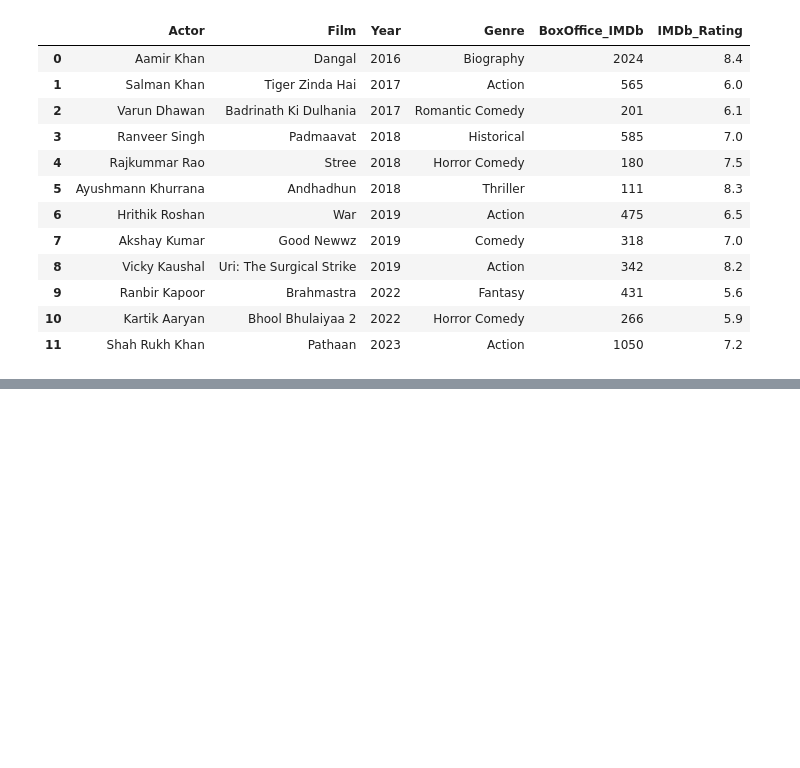
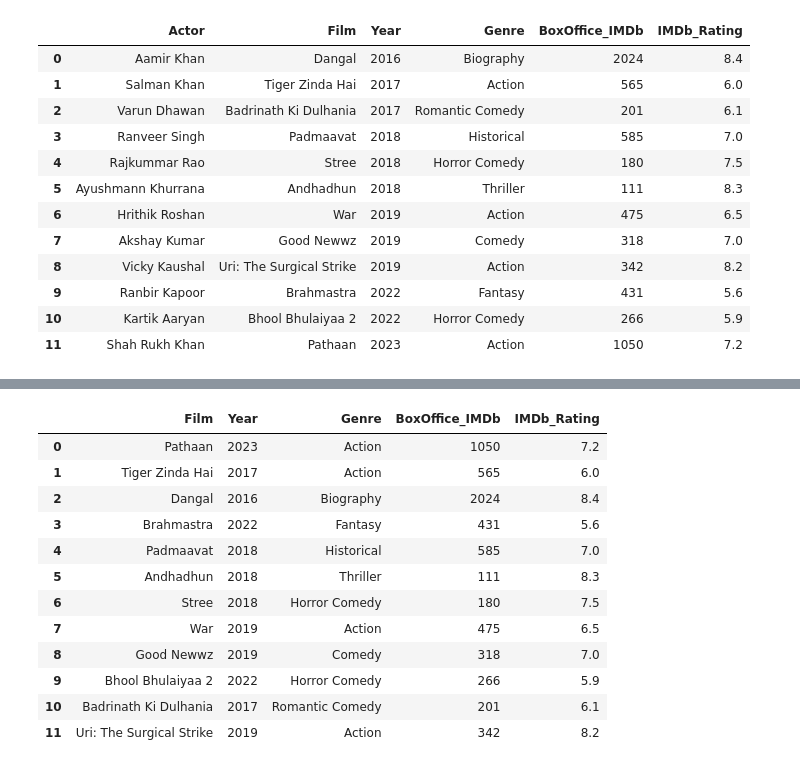
Before and after one commit to Iman-Datta/Data-science, a Jupyter notebook: panda/05_dataTransformation.ipynb, the cells around one changed output, grey strips where cells are left out. Drawn from its saved outputs; the diff is of its cells as text; code cells hidden in the pictures; blank space fills up the shorter version.

```diff
--- a/panda/05_dataTransformation.ipynb
+++ b/panda/05_dataTransformation.ipynb
@@ -134,3 +150,20 @@ df2
 | 9 | Ranbir Kapoor | Brahmastra | 2022 | Fantasy | 431 | 5.6 | 11.0 |
 | 10 | Kartik Aaryan | Bhool Bhulaiyaa 2 | 2022 | Horror Comedy | 266 | 5.9 | 10.0 |
 | 11 | Shah Rukh Khan | Pathaan | 2023 | Action | 1050 | 7.2 | 5.0 |
+# %%
+df = df[["Film","Year", "Genre", "BoxOffice_IMDb", "IMDb_Rating"]] # Column re-order
+df
+# %% [output]
+|  | Film | Year | Genre | BoxOffice_IMDb | IMDb_Rating |
+| 0 | Pathaan | 2023 | Action | 1050 | 7.2 |
+| 1 | Tiger Zinda Hai | 2017 | Action | 565 | 6.0 |
+| 2 | Dangal | 2016 | Biography | 2024 | 8.4 |
+| 3 | Brahmastra | 2022 | Fantasy | 431 | 5.6 |
+| 4 | Padmaavat | 2018 | Historical | 585 | 7.0 |
+| 5 | Andhadhun | 2018 | Thriller | 111 | 8.3 |
+| 6 | Stree | 2018 | Horror Comedy | 180 | 7.5 |
+| 7 | War | 2019 | Action | 475 | 6.5 |
+| 8 | Good Newwz | 2019 | Comedy | 318 | 7.0 |
+| 9 | Bhool Bhulaiyaa 2 | 2022 | Horror Comedy | 266 | 5.9 |
+| 10 | Badrinath Ki Dulhania | 2017 | Romantic Comedy | 201 | 6.1 |
+| 11 | Uri: The Surgical Strike | 2019 | Action | 342 | 8.2 |
```
Also changed, not shown: parts of 2 cells of this notebook, 1 other file.
